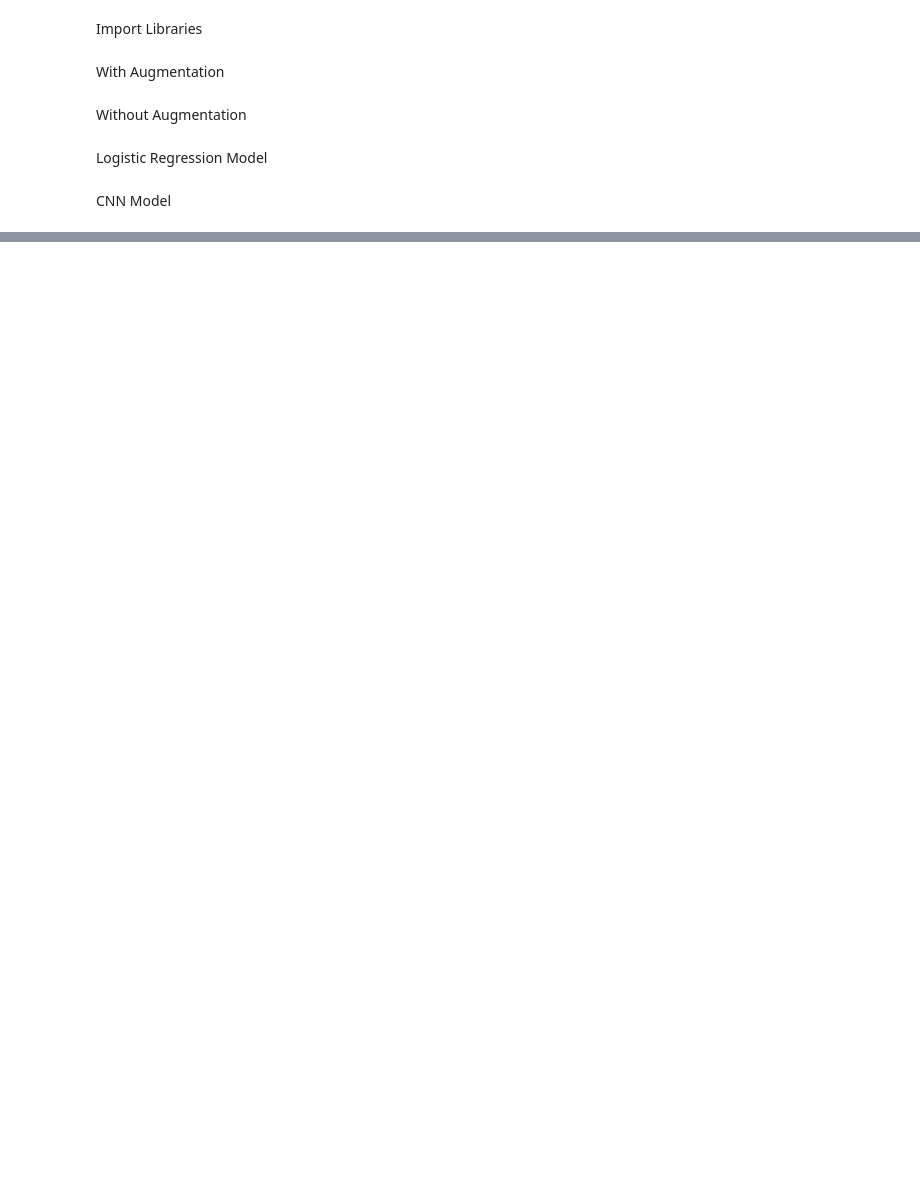
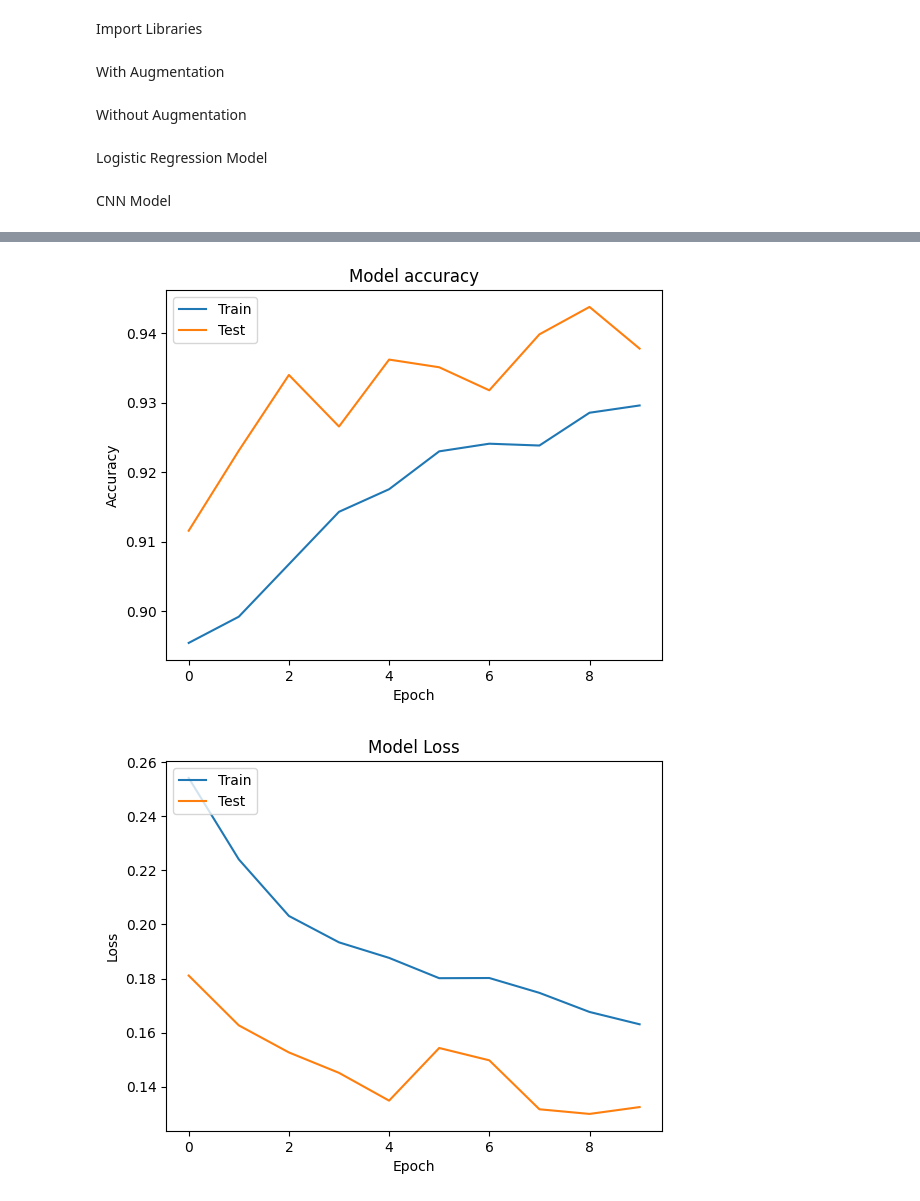
Before and after one commit to tanushreearora01/Fake-Voice-Detection---AI-Model, a Jupyter notebook: model.ipynb, the cells around one changed output, grey strips where cells are left out. Cells and saved outputs as stored; diff of their text form; code cells hidden in the pictures; blank space fills up the shorter version.

Commit message:
CNN model completed

```diff
--- a/model.ipynb
+++ b/model.ipynb
@@ -143,0 +248,8 @@ CNN Model
+# %%
+
+train_generator,validation_generator = create_datagen('./output/spectograms','./output/validation', 150, 150, 32)
+history = model.fit(
+    train_generator,
+    validation_data=validation_generator,
+    epochs=10
+)
@@ -143,0 +279,20 @@ CNN Model
+# %%
+plt.plot(history.history['accuracy'])
+plt.plot(history.history['val_accuracy'])
+plt.title('Model accuracy')
+plt.ylabel('Accuracy')
+plt.xlabel('Epoch')
+plt.legend(['Train', 'Test'], loc='upper left')
+plt.show()
+
+# Plot training & validation loss values
+plt.plot(history.history['loss'])
+plt.plot(history.history['val_loss'])
+plt.title('Model Loss')
+plt.ylabel('Loss')
+plt.xlabel('Epoch')
+plt.legend(['Train', 'Test'], loc='upper left')
+plt.show()
+# %% [output]
+[figure, added]
+[figure, added]
```
Also changed, not shown: parts of 11 cells of this notebook, 2 other files.
